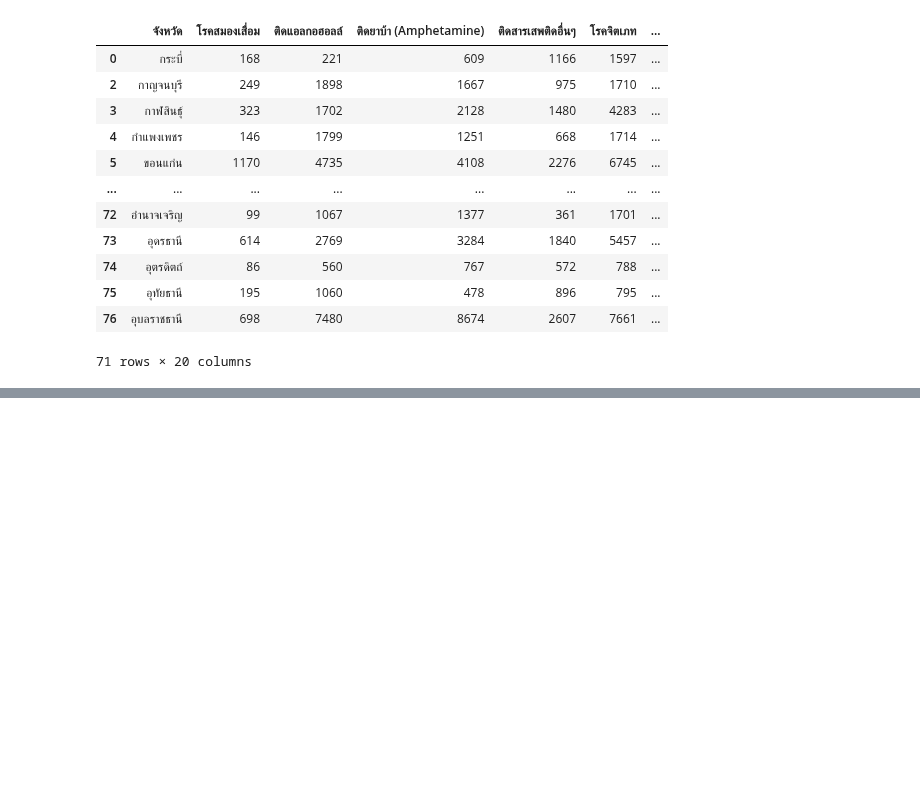
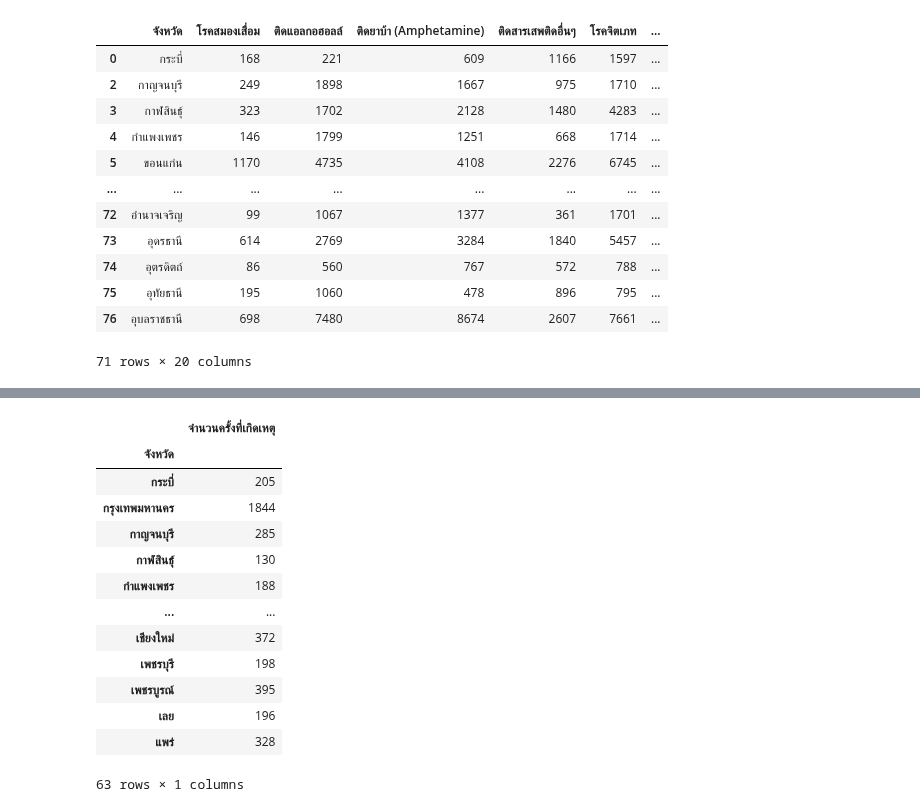
Before and after one commit to Adibank/DPDM, a Jupyter notebook: Project.ipynb, the cells around one changed output, grey strips where cells are left out. Drawn from its saved outputs; the diff is of its cells as text; code cells hidden in the pictures; blank space fills up the shorter version.

```diff
--- a/Project.ipynb
+++ b/Project.ipynb
@@ -306,0 +348,18 @@ no_outlier_no_missing
+# %%
+m = num_accident[num_accident['จำนวนครั้งที่เกิดเหตุ']>100]
+m
+# %% [output]
+|  | จำนวนครั้งที่เกิดเหตุ |
+| จังหวัด |  |
+| กระบี่ | 205 |
+| กรุงเทพมหานคร | 1844 |
+| กาญจนบุรี | 285 |
+| กาฬสินธุ์ | 130 |
+| กำแพงเพชร | 188 |
+| ... | ... |
+| เชียงใหม่ | 372 |
+| เพชรบุรี | 198 |
+| เพชรบูรณ์ | 395 |
+| เลย | 196 |
+| แพร่ | 328 |
+63 rows × 1 columns
```
Also changed, not shown: parts of 9 cells of this notebook.
